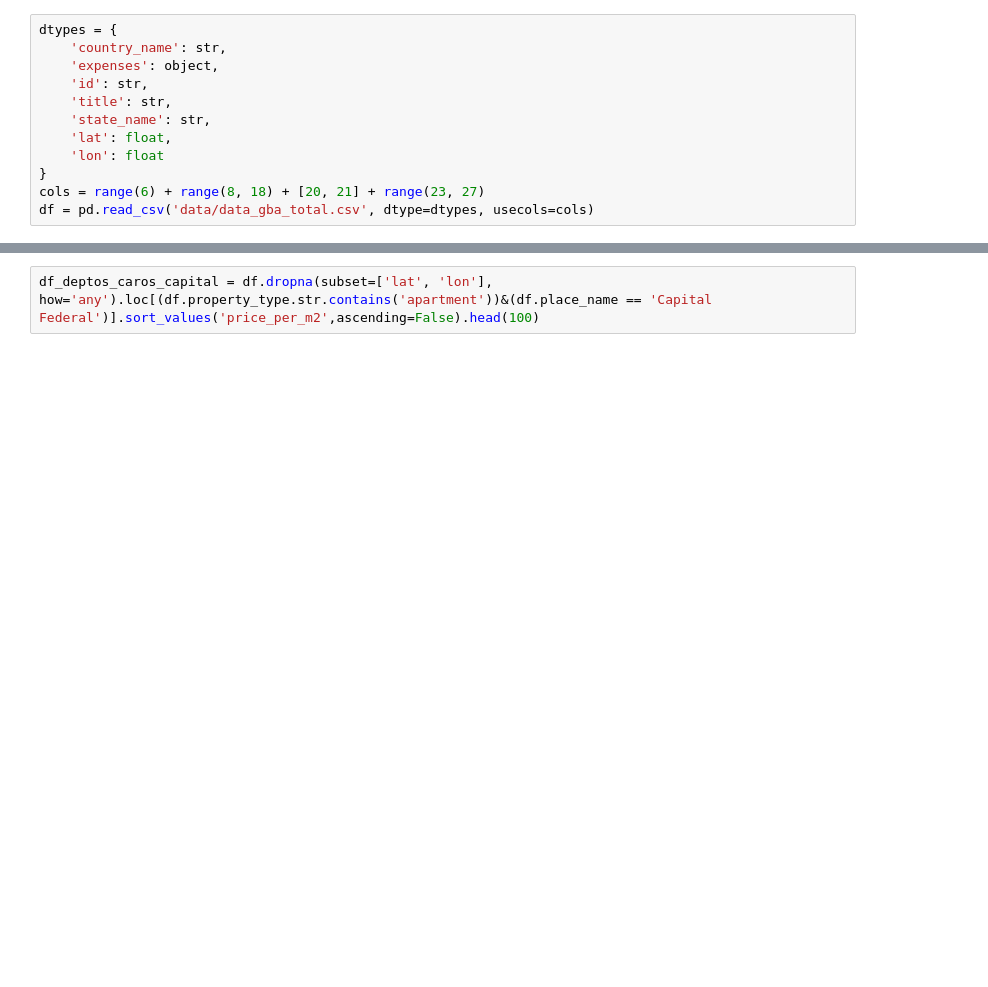
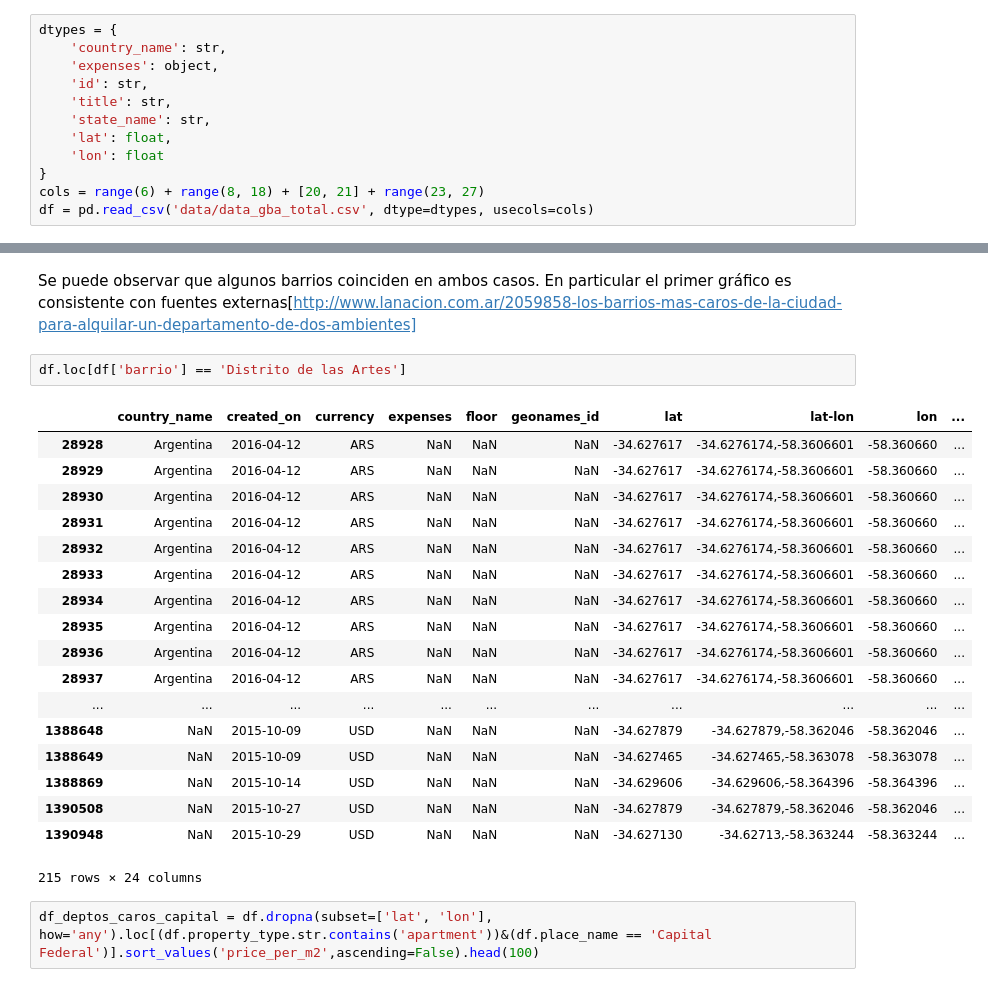
Before and after one commit to lucaslavandeira/7506-tp, a Jupyter notebook: analisis_exploratorio.ipynb, the cells around one changed output, grey strips where cells are left out. Cells and saved outputs as stored; diff of their text form; blank space fills up the shorter version.

```diff
--- a/analisis_exploratorio.ipynb
+++ b/analisis_exploratorio.ipynb
@@ -49,3 +73,26 @@ df
+# %% [markdown]
+Se puede observar que algunos barrios coinciden en ambos casos. En particular el primer gráfico es consistente con fuentes externas[http://www.lanacion.com.ar/2059858-los-barrios-mas-caros-de-la-ciudad-para-alquilar-un-departamento-de-dos-ambientes]
+# %%
+df.loc[df['barrio'] == 'Distrito de las Artes']
+# %% [output]
+|  | country_name | created_on | currency | expenses | floor | geonames_id | lat | lat-lon | lon | ... |
+| 28928 | Argentina | 2016-04-12 | ARS | NaN | NaN | NaN | -34.627617 | -34.6276174,-58.3606601 | -58.360660 | ... |
+| 28929 | Argentina | 2016-04-12 | ARS | NaN | NaN | NaN | -34.627617 | -34.6276174,-58.3606601 | -58.360660 | ... |
+| 28930 | Argentina | 2016-04-12 | ARS | NaN | NaN | NaN | -34.627617 | -34.6276174,-58.3606601 | -58.360660 | ... |
+| 28931 | Argentina | 2016-04-12 | ARS | NaN | NaN | NaN | -34.627617 | -34.6276174,-58.3606601 | -58.360660 | ... |
+| 28932 | Argentina | 2016-04-12 | ARS | NaN | NaN | NaN | -34.627617 | -34.6276174,-58.3606601 | -58.360660 | ... |
+| 28933 | Argentina | 2016-04-12 | ARS | NaN | NaN | NaN | -34.627617 | -34.6276174,-58.3606601 | -58.360660 | ... |
+| 28934 | Argentina | 2016-04-12 | ARS | NaN | NaN | NaN | -34.627617 | -34.6276174,-58.3606601 | -58.360660 | ... |
+| 28935 | Argentina | 2016-04-12 | ARS | NaN | NaN | NaN | -34.627617 | -34.6276174,-58.3606601 | -58.360660 | ... |
+| 28936 | Argentina | 2016-04-12 | ARS | NaN | NaN | NaN | -34.627617 | -34.6276174,-58.3606601 | -58.360660 | ... |
+| 28937 | Argentina | 2016-04-12 | ARS | NaN | NaN | NaN | -34.627617 | -34.6276174,-58.3606601 | -58.360660 | ... |
+| ... | ... | ... | ... | ... | ... | ... | ... | ... | ... | ... |
+| 1388648 | NaN | 2015-10-09 | USD | NaN | NaN | NaN | -34.627879 | -34.627879,-58.362046 | -58.362046 | ... |
+| 1388649 | NaN | 2015-10-09 | USD | NaN | NaN | NaN | -34.627465 | -34.627465,-58.363078 | -58.363078 | ... |
+| 1388869 | NaN | 2015-10-14 | USD | NaN | NaN | NaN | -34.629606 | -34.629606,-58.364396 | -58.364396 | ... |
+| 1390508 | NaN | 2015-10-27 | USD | NaN | NaN | NaN | -34.627879 | -34.627879,-58.362046 | -58.362046 | ... |
+| 1390948 | NaN | 2015-10-29 | USD | NaN | NaN | NaN | -34.627130 | -34.62713,-58.363244 | -58.363244 | ... |
+215 rows × 24 columns
 # %%
 df_deptos_caros_capital = df.dropna(subset=['lat', 'lon'], how='any').loc[(df.property_type.str.contains('apartment'))&(df.place_name == 'Capital Federal')].sort_values('price_per_m2',ascending=False).head(100)
 # %%
```
Also changed, not shown: parts of 8 cells of this notebook.
